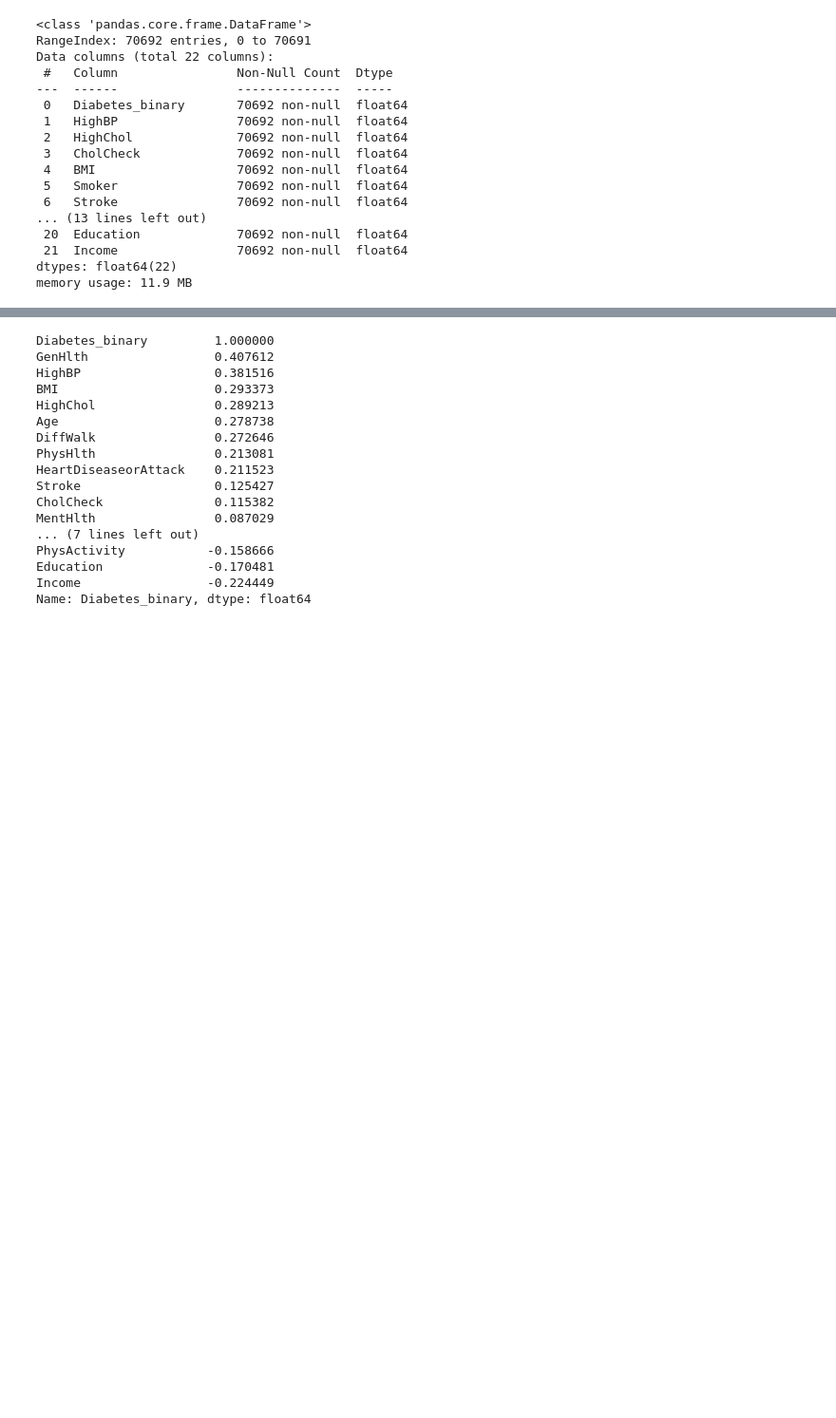
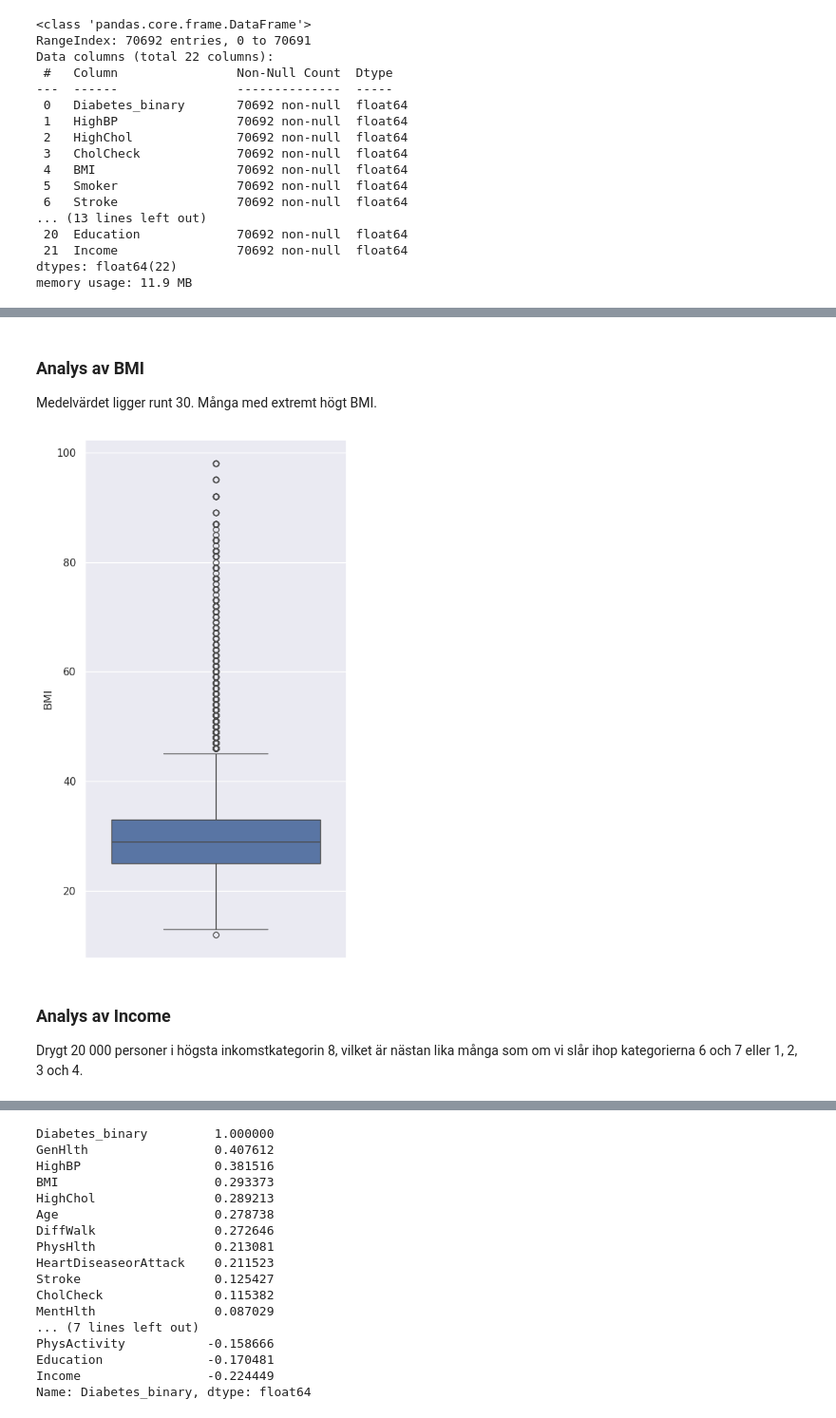
Before and after one commit to FredrikAndersson-MU24/python-ML-exam, a Jupyter notebook: notebook/diabetes.ipynb, the cells around one changed output, grey strips where cells are left out. Shown at 95% size. Cells and saved outputs as stored; diff of their text form; code cells hidden in the pictures; blank space fills up the shorter version.

```diff
--- a/notebook/diabetes.ipynb
+++ b/notebook/diabetes.ipynb
@@ -108,0 +117,12 @@ for i, feature in enumerate(features):
+# %% [markdown]
+### Analys av BMI
+Medelvärdet ligger runt 30. Många med extremt högt BMI.
+# %%
+plt.figure(figsize=(5,10))
+sns.boxplot(df['BMI'])
+plt.show()
+# %% [output]
+[figure, added]
+# %% [markdown]
+### Analys av Income
+Drygt 20 000 personer i högsta inkomstkategorin 8, vilket är nästan lika många som om vi slår ihop kategorierna 6 och 7 eller 1, 2, 3 och 4.
```
Also changed, not shown: parts of 90 cells of this notebook.
